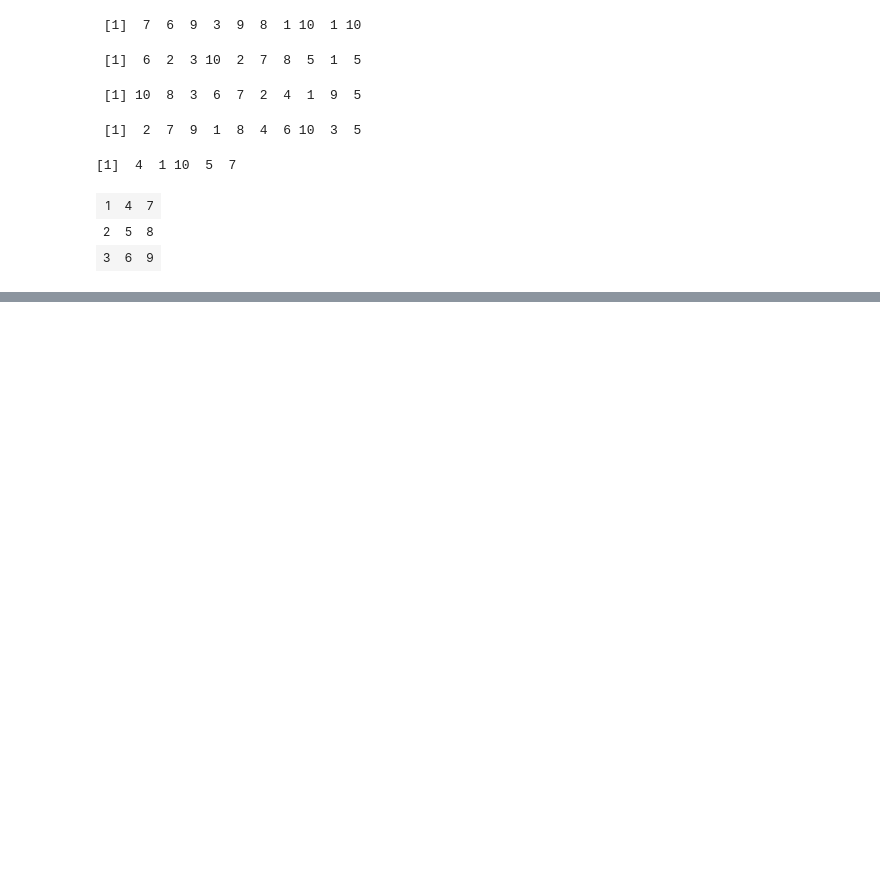
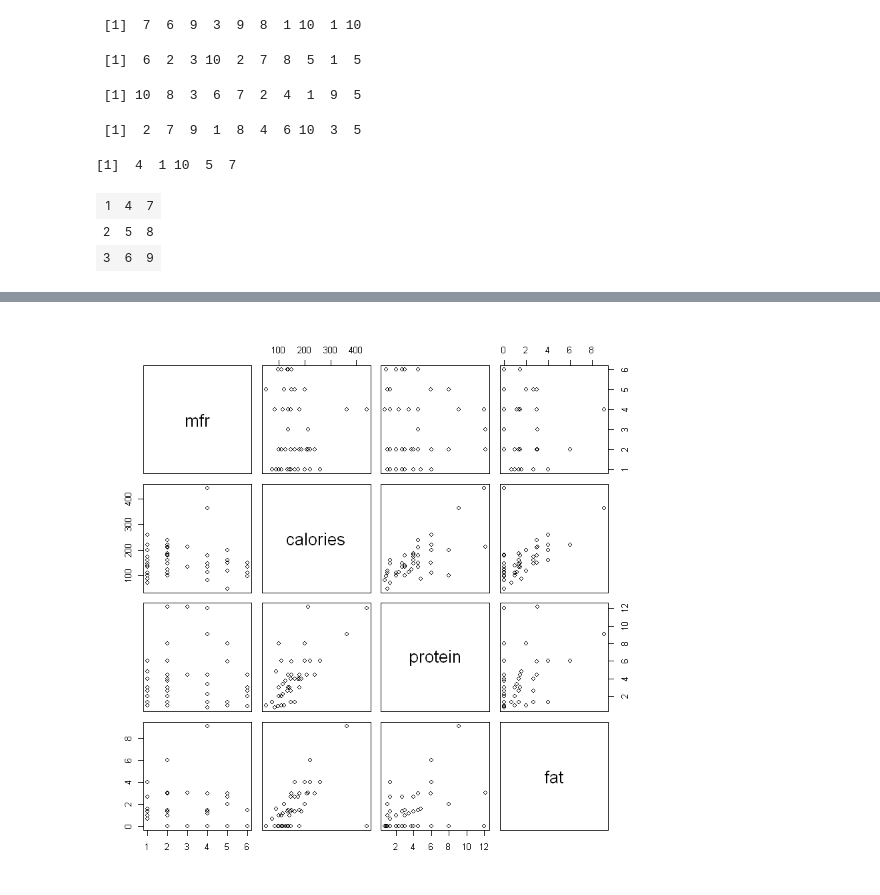
Before and after one commit to mlaai/Deep-Learning, a Jupyter notebook: Code/Projects/Data/RQuickReference.ipynb, the cells around one changed output, grey strips where cells are left out. Drawn from its saved outputs; the diff is of its cells as text; code cells hidden in the pictures; blank space fills up the shorter version.

```diff
--- a/Code/Projects/Data/RQuickReference.ipynb
+++ b/Code/Projects/Data/RQuickReference.ipynb
@@ -162,0 +385,4 @@ A
+# %%
+plot(UScereal[,1:4])
+# %% [output]
+[figure, added]
```
Also changed, not shown: parts of 29 cells of this notebook.
